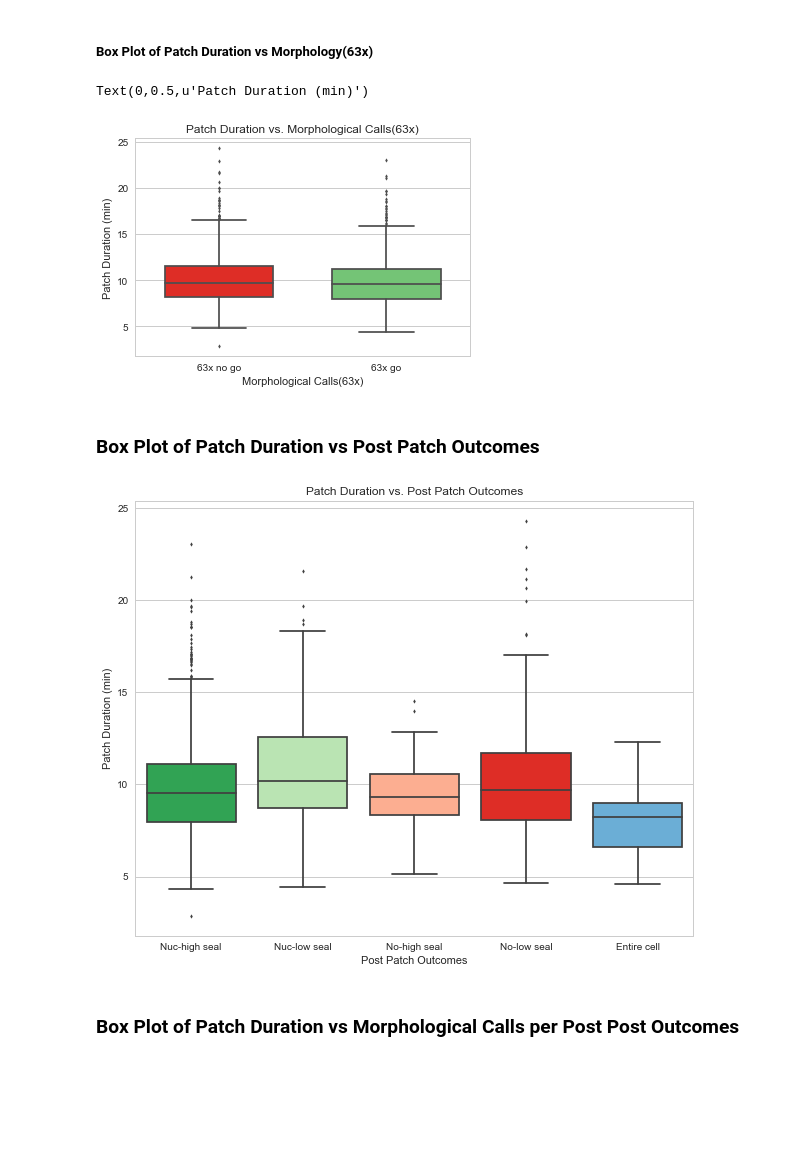
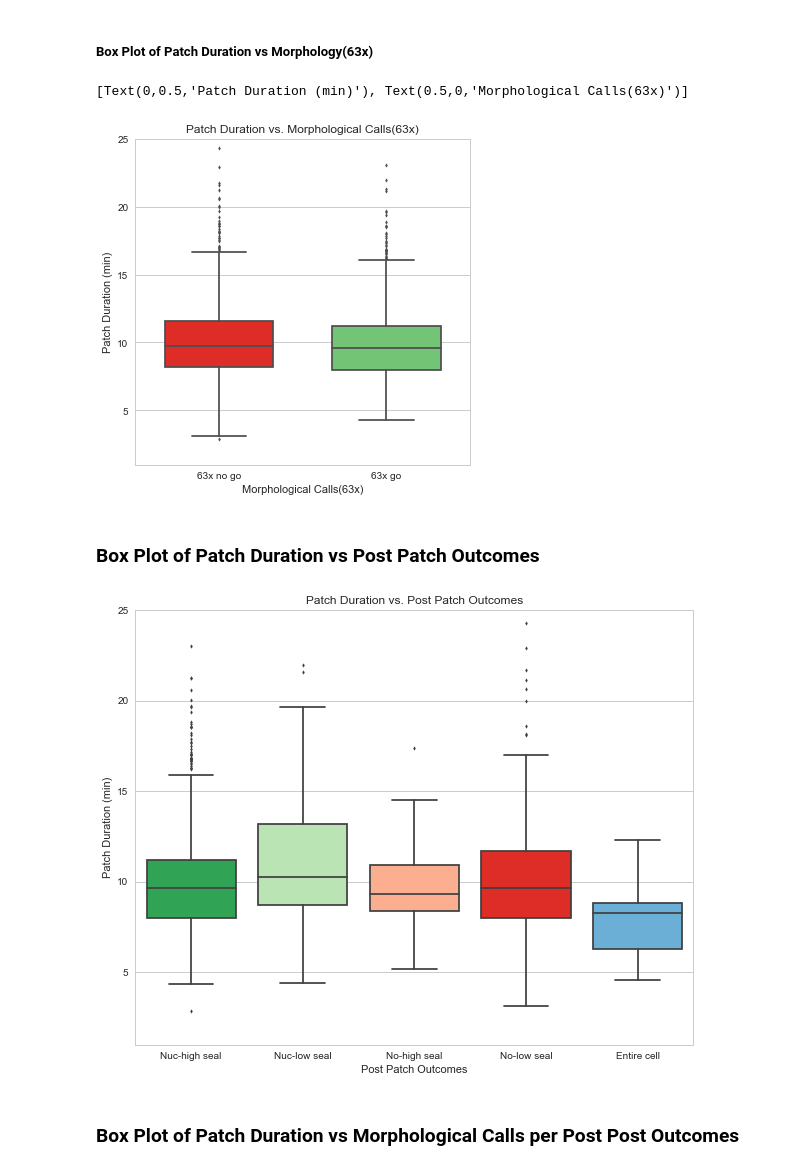
Before and after one commit to ramr24/Personal, a Jupyter notebook: Analysis-Patch Duration vs Morphology by Post Patch Outcomes.ipynb, the cells around one changed output. Drawn from its saved outputs; the diff is of its cells as text; code cells hidden in the pictures; blank space fills up the shorter version.

```diff
--- a/Analysis-Patch Duration vs Morphology by Post Patch Outcomes.ipynb
+++ b/Analysis-Patch Duration vs Morphology by Post Patch Outcomes.ipynb
@@ -299,20 +299,23 @@ memory usage: 42.9+ KB
 # %% [markdown]
 ##### Box Plot of Patch Duration vs Morphology(63x)
 # %%
-sns.boxplot(x = 'morphology',
+plt.subplots(figsize=(6,6)) #Has to before the plot to work
+
+bp = sns.boxplot(x = 'morphology',
             y = 'patch_duration',
             data = final_df[final_df['patch_duration'] > 1],
             order = ['63x no go','63x go'],
             palette = ['#de2d26', '#74c476'],
             width = 0.65,
             saturation = 1,
-            fliersize = 3).set_title('Patch Duration vs. Morphological Calls(63x)')
-plt.xlabel('Morphological Calls(63x)')
-plt.ylabel('Patch Duration (min)')
-#plt.savefig('TEXT')
+            fliersize = 3)
+
+bp.set(ylim=(1, 25))
+bp.set_title('Patch Duration vs. Morphological Calls(63x)')
+bp.set(xlabel = 'Morphological Calls(63x)', ylabel = 'Patch Duration (min)')
 # %% [output]
-Text(0,0.5,u'Patch Duration (min)')
+[Text(0,0.5,'Patch Duration (min)'), Text(0.5,0,'Morphological Calls(63x)')]
-[figure, old version]
+[figure, new version]
 # %% [markdown]
 ### Box Plot of Patch Duration vs Post Patch Outcomes
 # %%
@@ -326,12 +329,13 @@ bp = sns.boxplot(x = 'post_patch',
             saturation = 1,
             fliersize = 3)
 
+bp.set(ylim=(1, 25))
+
 bp.set_title('Patch Duration vs. Post Patch Outcomes')
-plt.xlabel('Post Patch Outcomes')
-plt.ylabel('Patch Duration (min)')
+bp.set(xlabel = 'Post Patch Outcomes', ylabel = 'Patch Duration (min)')
 plt.savefig('Boxplot_PD_vs_PP')
 # %% [output]
-[figure, old version]
+[figure, new version]
 # %% [markdown]
 ### Box Plot of Patch Duration vs Morphological Calls per Post Post Outcomes
 # %%
```
Also changed, not shown: parts of 18 cells of this notebook, 4 other files.
